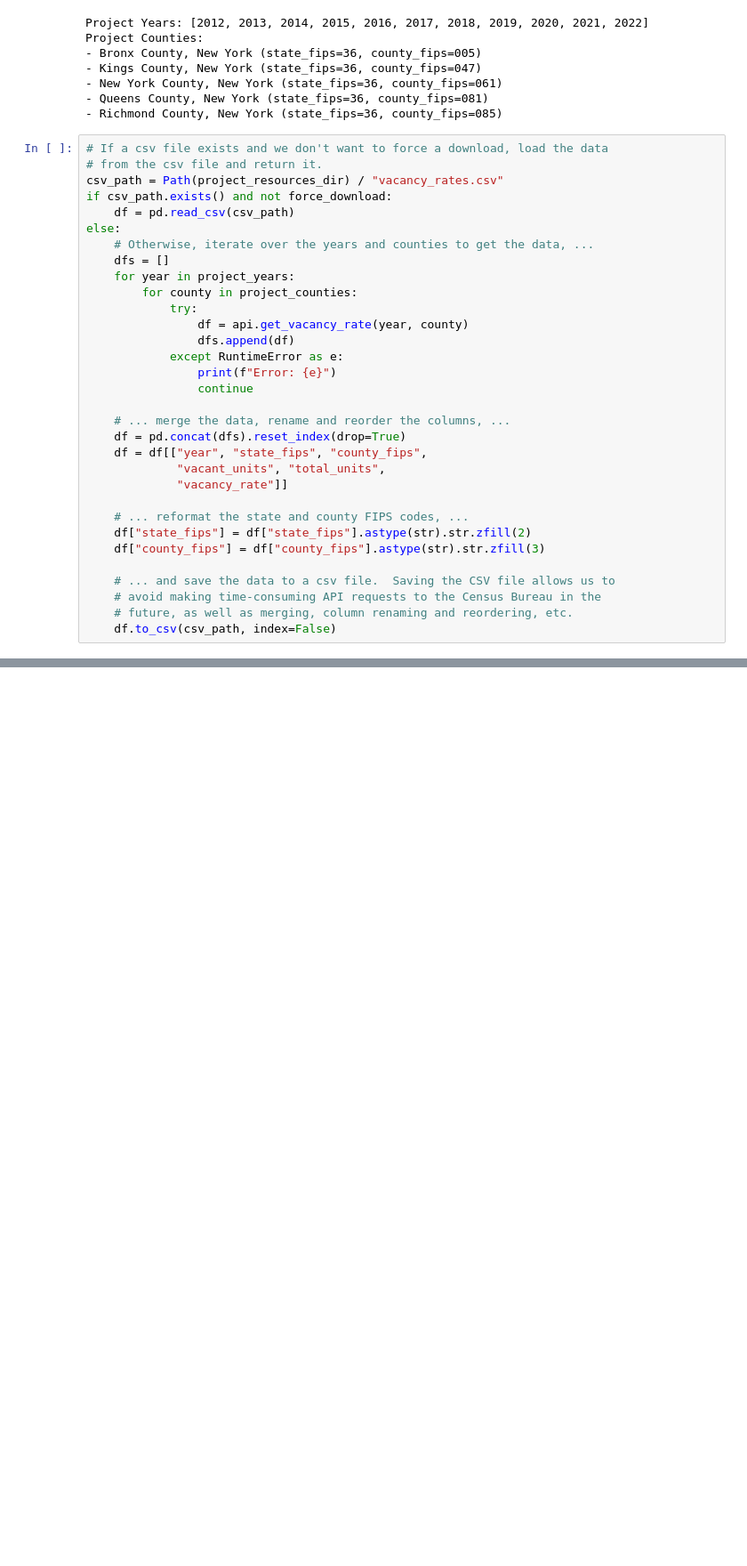
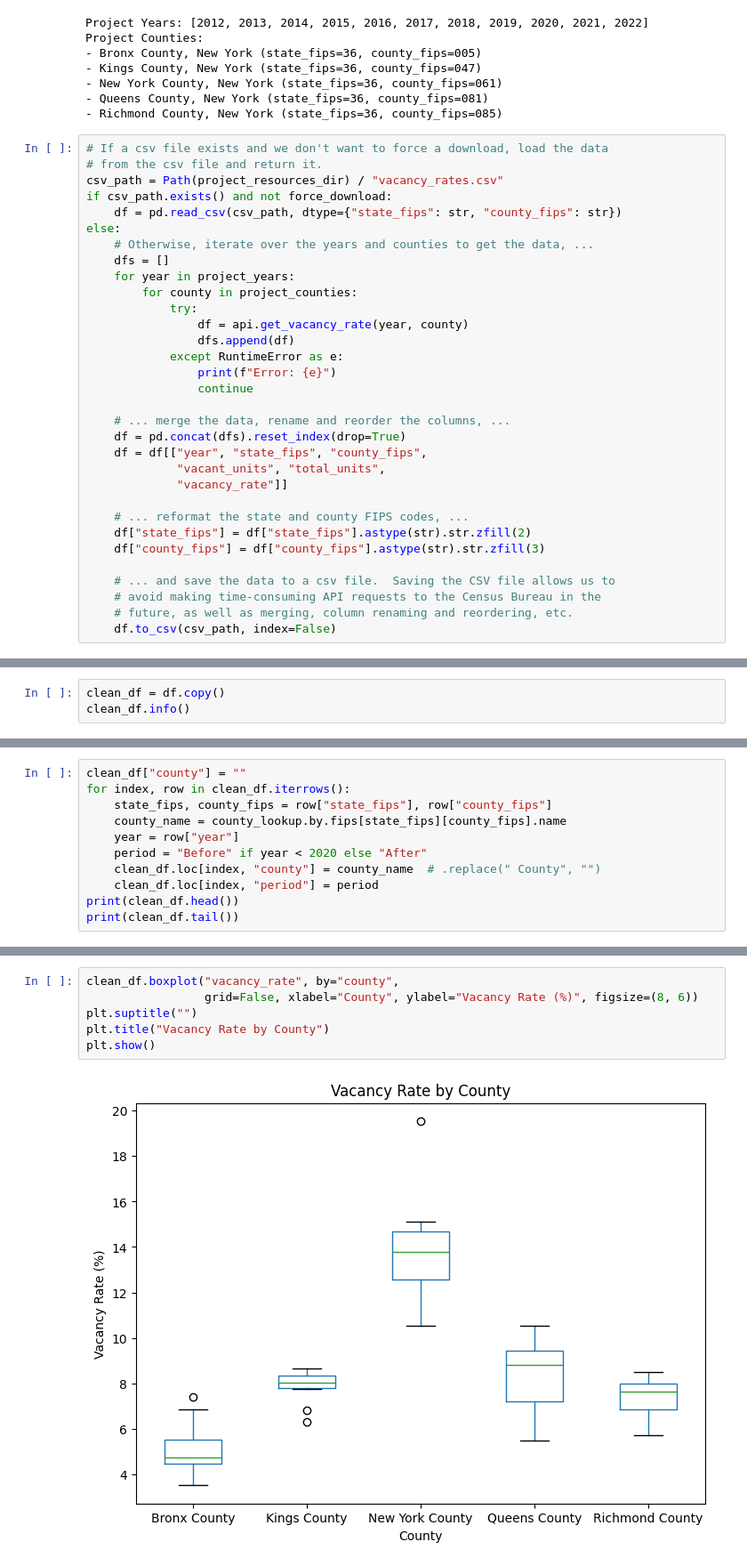
Before and after one commit to cfortiz/bootcamp-project-1, a Jupyter notebook: vacancyrates.ipynb, the cells around one changed output, grey strips where cells are left out. Shown at 89% size. Saved outputs shown, nothing was run; the diff lists cells and outputs as text; blank space fills up the shorter version.

Commit message:
Draft analysis and visualizations.

```diff
--- a/vacancyrates.ipynb
+++ b/vacancyrates.ipynb
@@ -47,7 +58,7 @@ Project Counties:
 # from the csv file and return it.
 csv_path = Path(project_resources_dir) / "vacancy_rates.csv"
 if csv_path.exists() and not force_download:
-    df = pd.read_csv(csv_path)
+    df = pd.read_csv(csv_path, dtype={"state_fips": str, "county_fips": str})
 else:
     # Otherwise, iterate over the years and counties to get the data, ...
     dfs = []
@@ -93,0 +203,3 @@ print(df.tail())
+# %%
+clean_df = df.copy()
+clean_df.info()
@@ -93,0 +220,11 @@ print(df.tail())
+# %%
+clean_df["county"] = ""
+for index, row in clean_df.iterrows():
+    state_fips, county_fips = row["state_fips"], row["county_fips"]
+    county_name = county_lookup.by.fips[state_fips][county_fips].name
+    year = row["year"]
+    period = "Before" if year < 2020 else "After"
+    clean_df.loc[index, "county"] = county_name  # .replace(" County", "")
+    clean_df.loc[index, "period"] = period
+print(clean_df.head())
+print(clean_df.tail())
@@ -93,0 +249,8 @@ print(df.tail())
+# %%
+clean_df.boxplot("vacancy_rate", by="county",
+                 grid=False, xlabel="County", ylabel="Vacancy Rate (%)", figsize=(8, 6))
+plt.suptitle("")
+plt.title("Vacancy Rate by County")
+plt.show()
+# %% [output]
+[figure, added]
```
Also changed, not shown: parts of 14 cells of this notebook.
